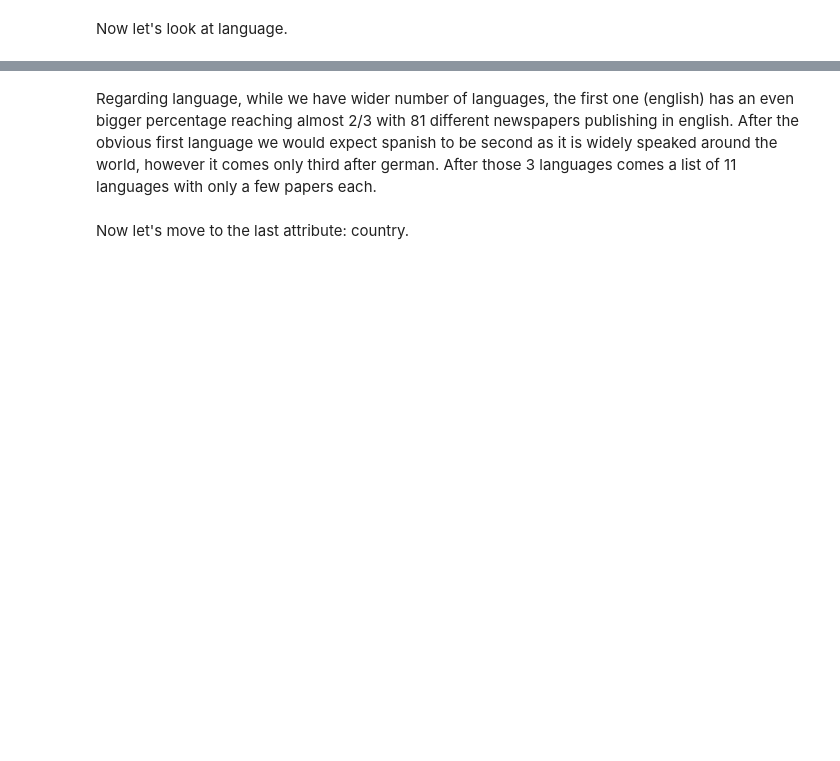
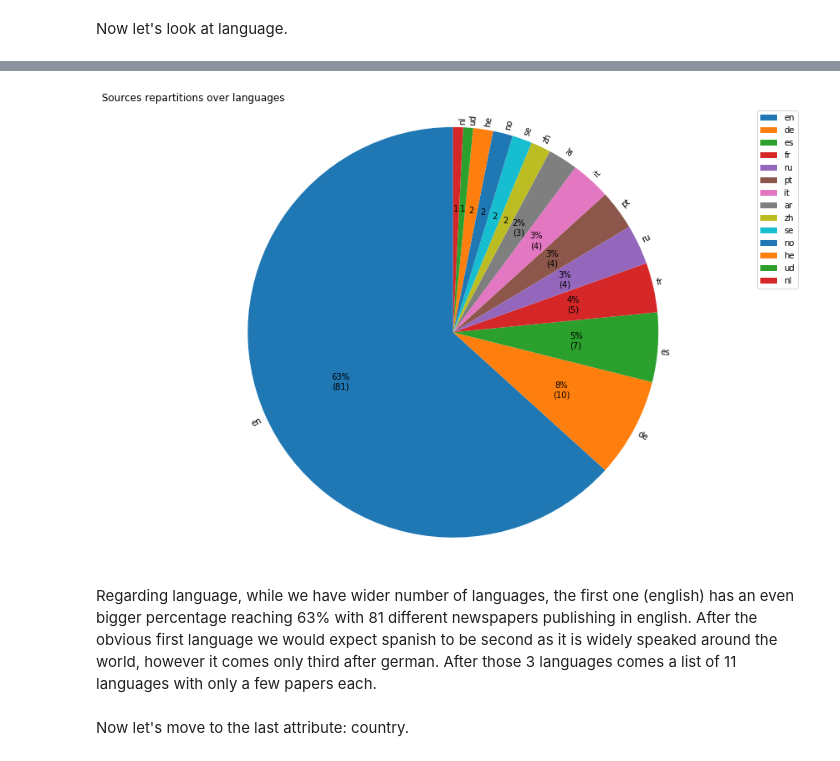
Before and after one commit to Grazeli/BDA_project, a Jupyter notebook: sources_analysis.ipynb, the cells around one changed output, grey strips where cells are left out. Drawn from its saved outputs; the diff is of its cells as text; code cells hidden in the pictures; blank space fills up the shorter version.

```diff
--- a/sources_analysis.ipynb
+++ b/sources_analysis.ipynb
@@ -150,5 +153,21 @@ fig.show()
+# %%
+language_vc = df['language'].value_counts()
+title = "Sources repartitions over languages"
+
+
+labels = language_vc.index
+sizes = language_vc.values
+
+fig1, ax1 = plt.subplots()
+ax1.pie(sizes, labels=labels, autopct=make_autopct(sizes), startangle=90, labeldistance=1.01,rotatelabels=True)
+ax1.axis('equal')
+plt.legend()
+plt.title(title, loc = 'left')
+plt.show()
+# %% [output]
+[figure, added]
 # %% [markdown]
-Regarding language, while we have wider number of languages, the first one (english) has an even bigger percentage reaching almost 2/3 with 81 different newspapers publishing in english. After the obvious first language we would expect spanish to be second as it is widely speaked around the world, however it comes only third after german. After those 3 languages comes a list of 11 languages with only a few papers each.
+Regarding language, while we have wider number of languages, the first one (english) has an even bigger percentage reaching 63% with 81 different newspapers publishing in english. After the obvious first language we would expect spanish to be second as it is widely speaked around the world, however it comes only third after german. After those 3 languages comes a list of 11 languages with only a few papers each.
 # %%
 # In order to study the languages later on we save the newspapers id per language.
 languages = df['language'].unique()
```
Also changed, not shown: parts of 11 cells of this notebook.
